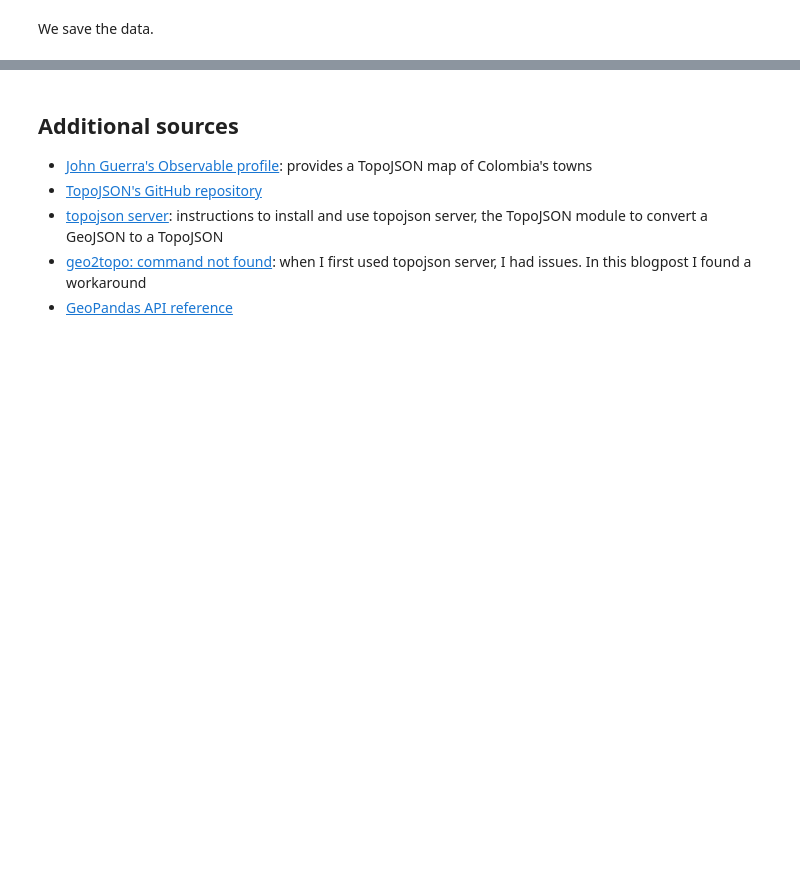
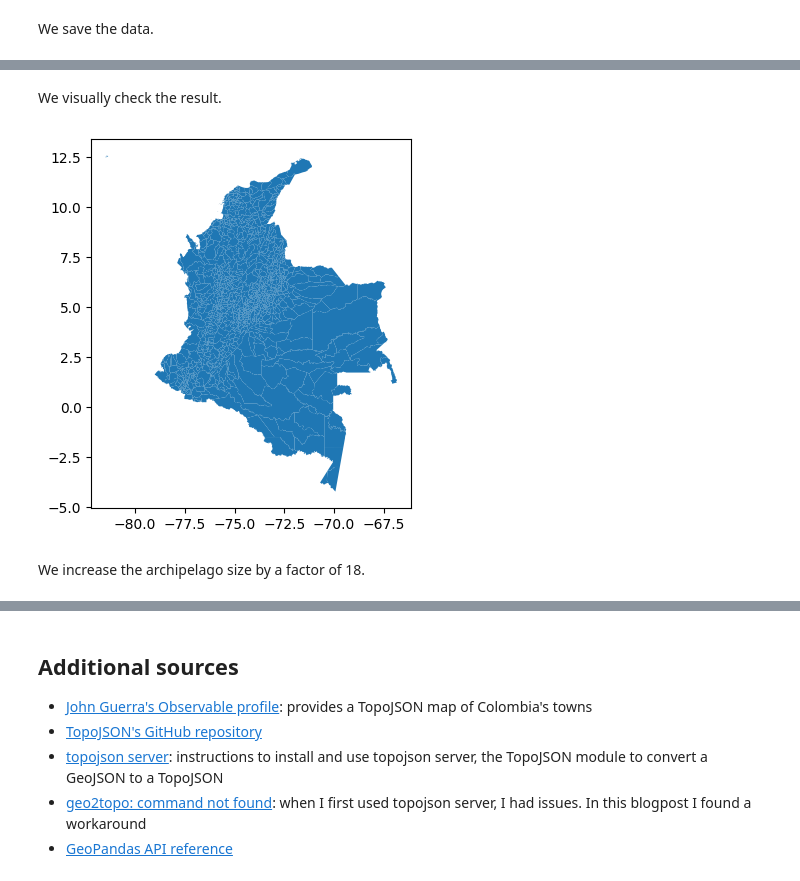
Before and after one commit to jacasta2/colombian_map, a Jupyter notebook: new_topojson_map/create_map.ipynb, the cells around one changed output, grey strips where cells are left out. Cells and saved outputs as stored; diff of their text form; code cells hidden in the pictures; blank space fills up the shorter version.

```diff
--- a/new_topojson_map/create_map.ipynb
+++ b/new_topojson_map/create_map.ipynb
@@ -464,0 +584,9 @@ Below there's a screenshot of how the TopoJSON map looks like in a Power BI dash
+# %% [markdown]
+We visually check the result.
+# %%
+data4.plot()
+plt.show()
+# %% [output]
+[figure, added]
+# %% [markdown]
+We increase the archipelago size by a factor of 18.
```
Also changed, not shown: parts of 72 cells of this notebook, 3 other files.
